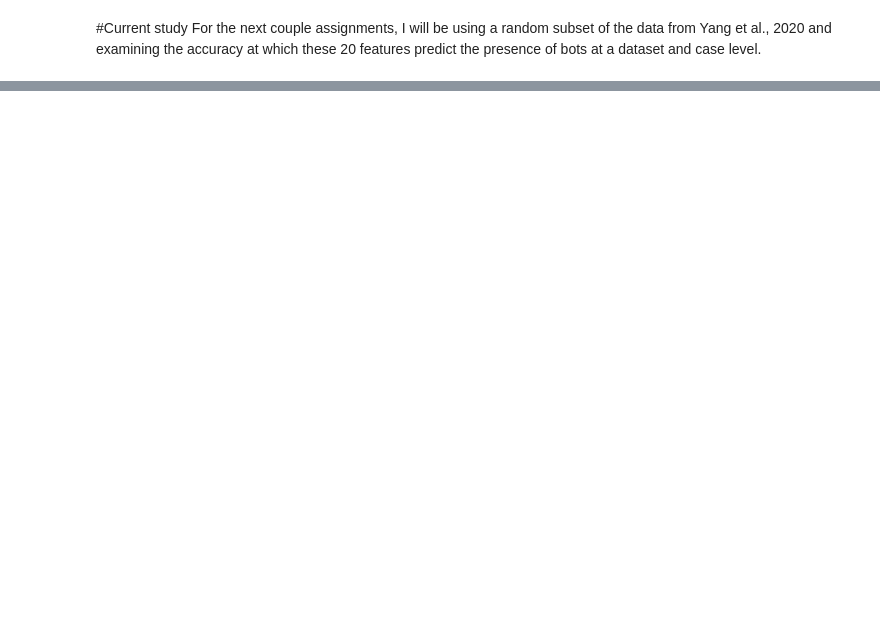
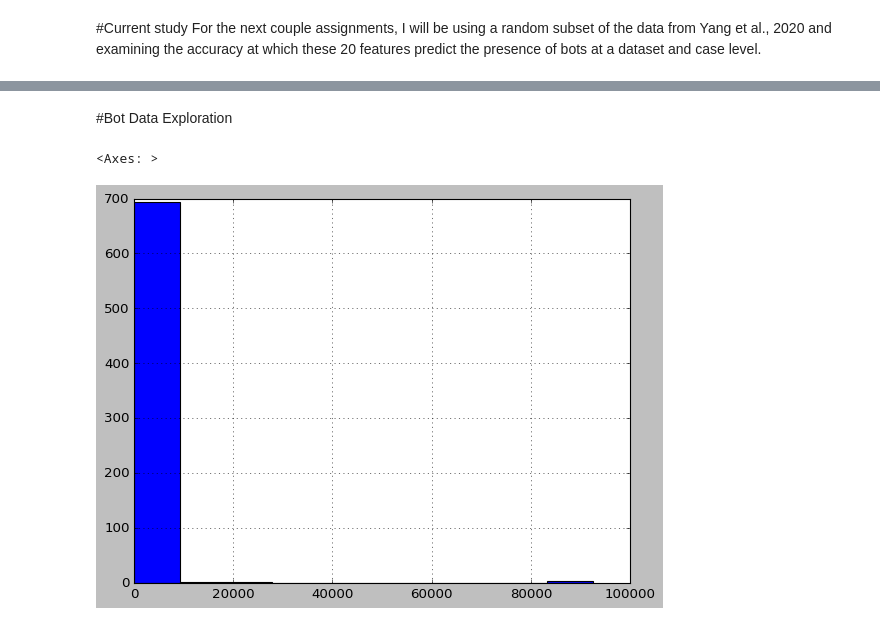
Before and after one commit to carlavilla/DataManagement, a Jupyter notebook: CV_DMPS0.ipynb, the cells around one changed output, grey strips where cells are left out. Drawn from its saved outputs; the diff is of its cells as text; code cells hidden in the pictures; blank space fills up the shorter version.

```diff
--- a/CV_DMPS0.ipynb
+++ b/CV_DMPS0.ipynb
@@ -85,0 +85,8 @@ Image(url='https://github.com/carlavilla/DataManagement/blob/main/top20.png')
+# %%
+#I've never worked with json files so codes are from Gemini and YoutTube (https://www.youtube.com/watch?v=4rmBOxn0PdI).
+!wget -q -O botwiki-2019_tweets.json https://raw.githubusercontent.com/carlavilla/DataManagement/main/botwiki-2019_tweets.json')
+with open('botwiki-2019_tweets.json', 'r') as file:
+    bots = json.load(file)
+
+bots= pd.read_json('botwiki-2019_tweets.json')
+bots.head(7)
@@ -85,0 +248,8 @@ Image(url='https://github.com/carlavilla/DataManagement/blob/main/top20.png')
+# %% [markdown]
+#Bot Data Exploration
+# %%
+bots['favourites_count'] = bots['user'].str.get('favourites_count')
+bots["favourites_count"].hist()
+# %% [output]
+<Axes: >
+[figure, added]
```
Also changed, not shown: parts of 45 cells of this notebook.
